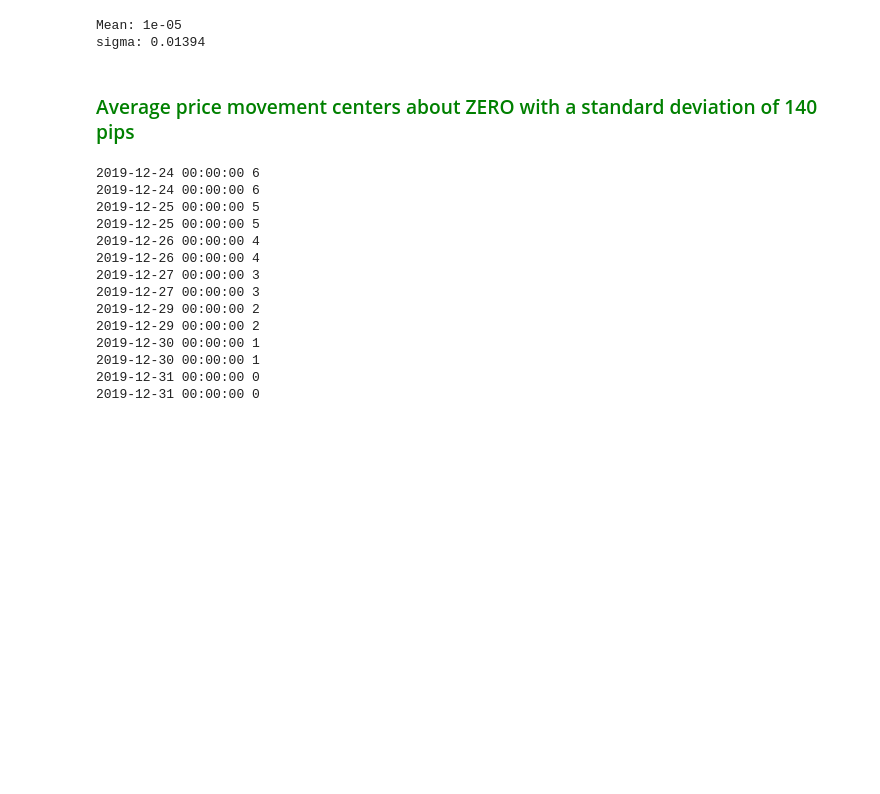
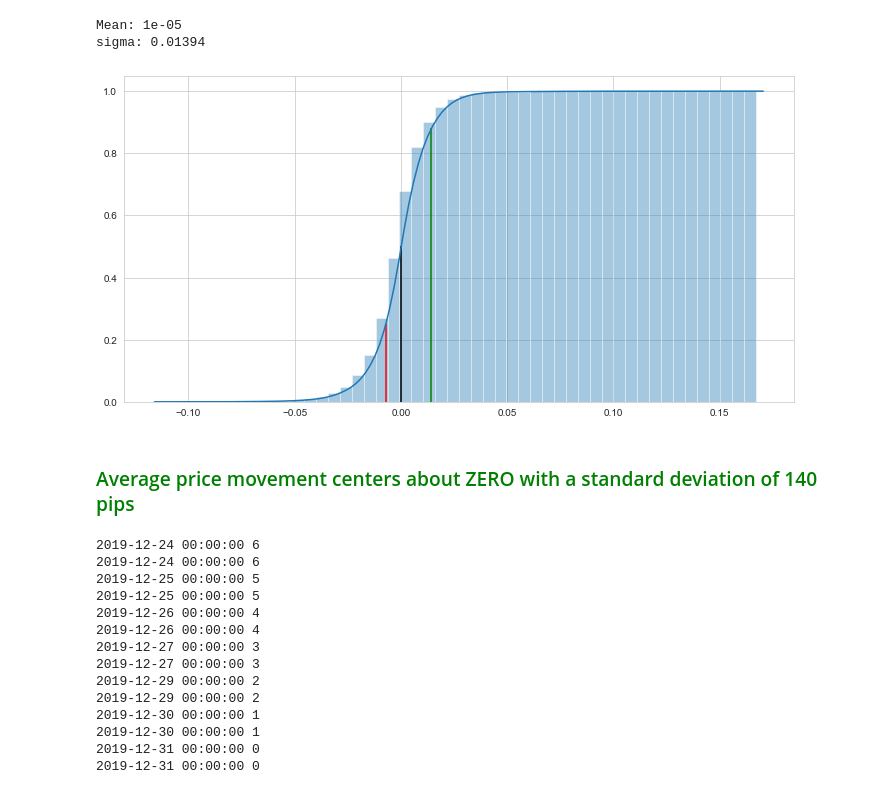
Before and after one commit to chuahb72/Forex_Predictor, a Jupyter notebook: codes/4.0_Target_define_D1.ipynb, the cells around one changed output. Saved outputs shown, nothing was run; the diff lists cells and outputs as text; code cells hidden in the pictures; blank space fills up the shorter version.

```diff
--- a/codes/4.0_Target_define_D1.ipynb
+++ b/codes/4.0_Target_define_D1.ipynb
@@ -96,3 +102,14 @@ sigma: 0.01394
+# %%
+plt.figure(figsize=(12,6))
+
+kwargs = {'cumulative': True}
+sns.distplot(look_ahead_7d_all_price_lvl, hist_kws=kwargs, kde_kws=kwargs)
+
+plt.vlines(x=0, ymin=0, ymax=0.5, color='k');
+plt.vlines(x=0.014, ymin=0, ymax=0.88, color='g');
+plt.vlines(x=-0.007, ymin=0, ymax=0.25, color='r');
+# %% [output]
+[figure, added]
 # %% [markdown]
 ### <font color=green>Average price movement centers about ZERO with a standard deviation of 140 pips</font>
 # %%
```
Also changed, not shown: parts of 7 cells of this notebook, 2 other files.
